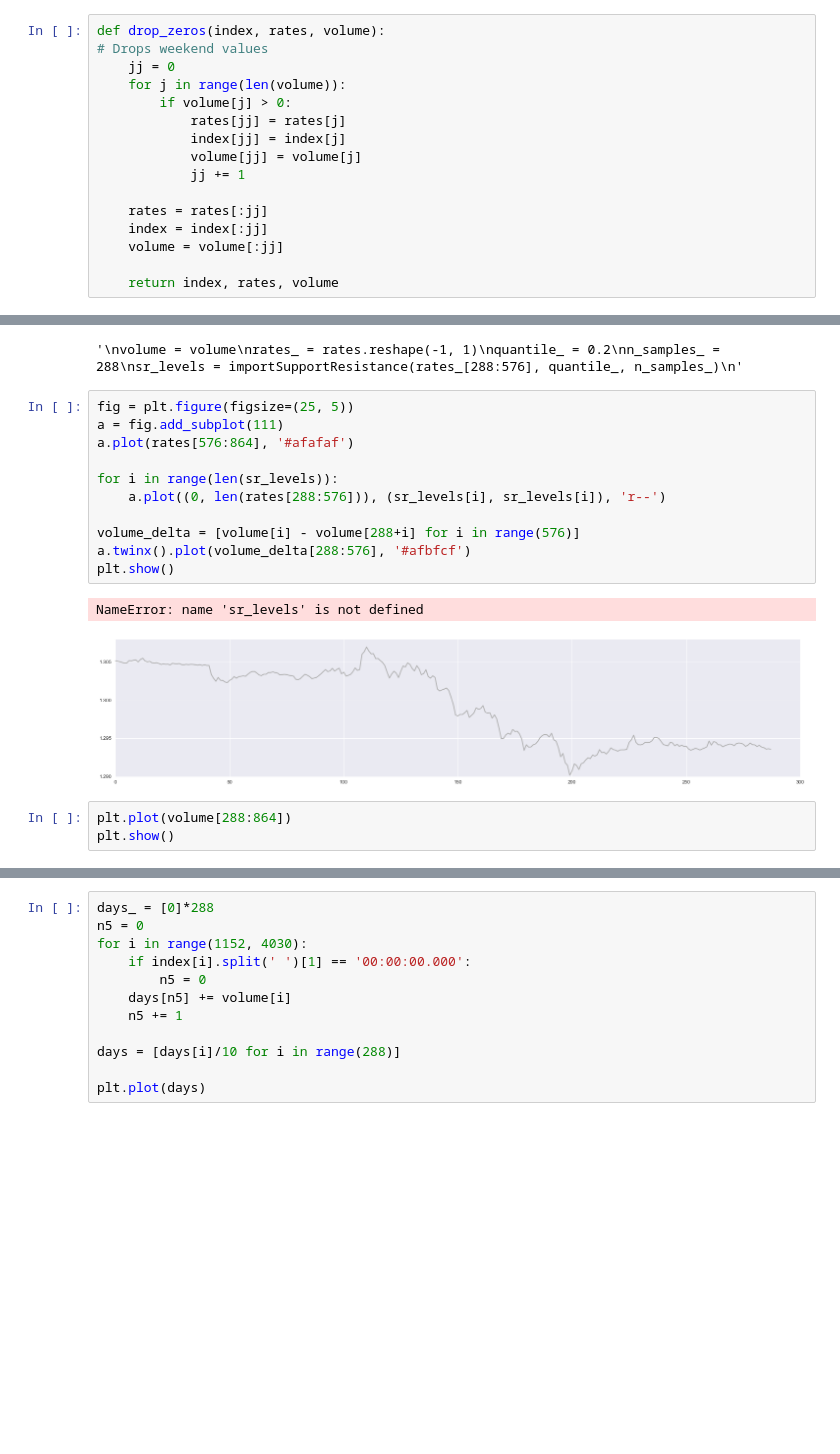
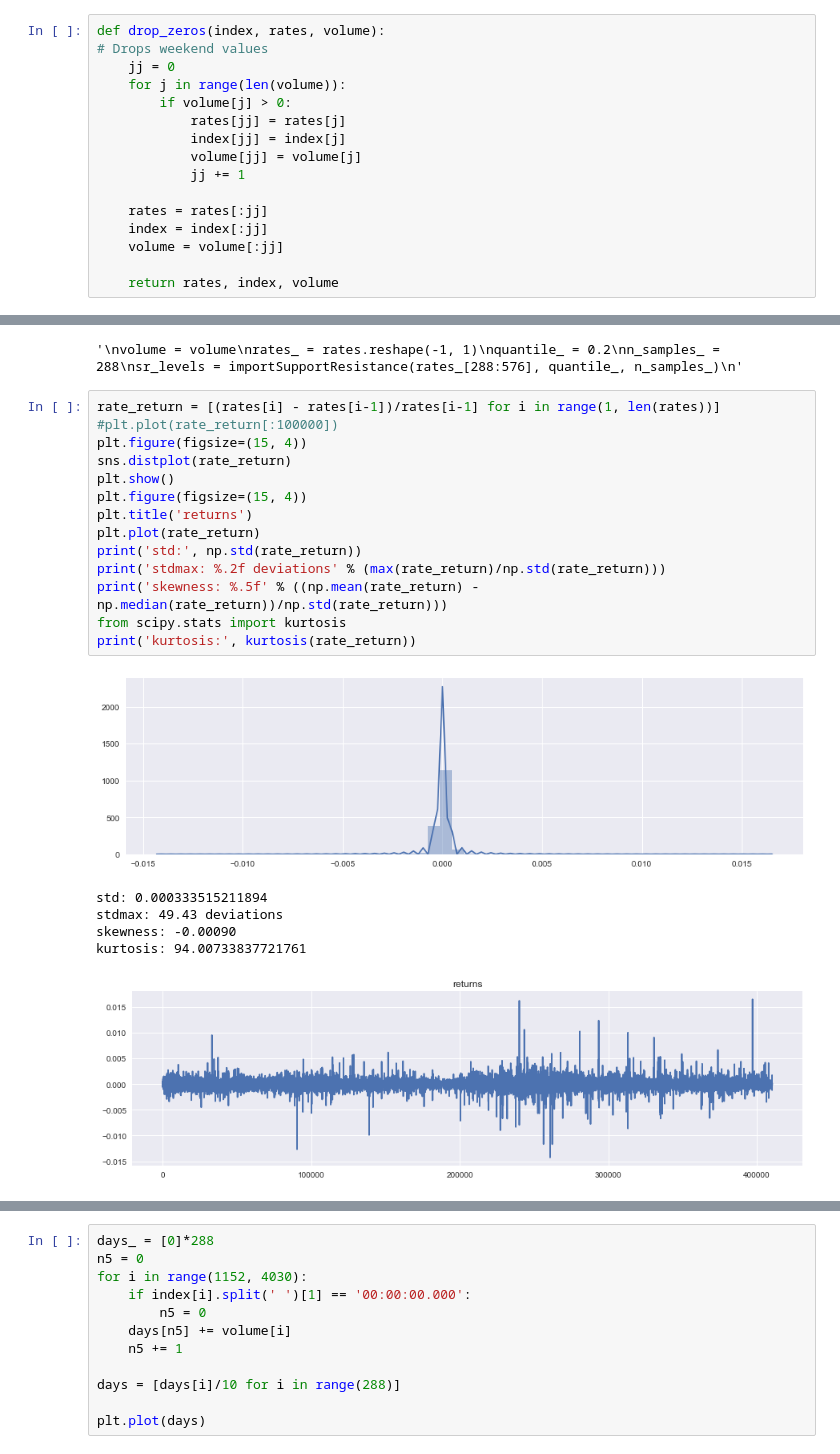
Before and after one commit to vdaytona/_data, a Jupyter notebook: wip_sourcefiles/volume_rnd/volume_sr_2.ipynb, the cells around one changed output, grey strips where cells are left out. Cells and saved outputs as stored; diff of their text form; blank space fills up the shorter version.

```diff
--- a/wip_sourcefiles/volume_rnd/volume_sr_2.ipynb
+++ b/wip_sourcefiles/volume_rnd/volume_sr_2.ipynb
@@ -75,7 +75,7 @@ def drop_zeros(index, rates, volume):
     index = index[:jj]
     volume = volume[:jj]
 
-    return index, rates, volume
+    return rates, index, volume
 # %%
 rates, index, volume = load_symbol('data/EURUSD_Candlestick_5_m_BID_02.01.2012-26.06.2017.csv')
 index, rates, volume = drop_zeros(index, rates, volume)
@@ -88,20 +88,24 @@ sr_levels = importSupportResistance(rates_[288:576], quantile_, n_samples_)
 '''
 # %% [output]
 '\nvolume = volume\nrates_ = rates.reshape(-1, 1)\nquantile_ = 0.2\nn_samples_ = 288\nsr_levels = importSupportResistance(rates_[288:576], quantile_, n_samples_)\n'
-# %%
-fig = plt.figure(figsize=(25, 5))
-a = fig.add_subplot(111)
-a.plot(rates[576:864], '#afafaf')
-
-for i in range(len(sr_levels)):
-    a.plot((0, len(rates[288:576])), (sr_levels[i], sr_levels[i]), 'r--')
-
-volume_delta = [volume[i] - volume[288+i] for i in range(576)]
-a.twinx().plot(volume_delta[288:576], '#afbfcf')
-plt.show()
-# %% [output]
-NameError: name 'sr_levels' is not defined
-[figure, removed]
-# %%
-plt.plot(volume[288:864])
-plt.show()
+# %%
+rate_return = [(rates[i] - rates[i-1])/rates[i-1] for i in range(1, len(rates))]
+#plt.plot(rate_return[:100000])
+plt.figure(figsize=(15, 4))
+sns.distplot(rate_return)
+plt.show()
+plt.figure(figsize=(15, 4))
+plt.title('returns')
+plt.plot(rate_return)
+print('std:', np.std(rate_return))
+print('stdmax: %.2f deviations' % (max(rate_return)/np.std(rate_return)))
+print('skewness: %.5f' % ((np.mean(rate_return) - np.median(rate_return))/np.std(rate_return)))
+from scipy.stats import kurtosis
+print('kurtosis:', kurtosis(rate_return))
+# %% [output]
+[figure, added]
+std: 0.000333515211894
+stdmax: 49.43 deviations
+skewness: -0.00090
+kurtosis: 94.00733837721761
+[figure, added]
```
Also changed, not shown: parts of 12 cells of this notebook, 16 other files.
